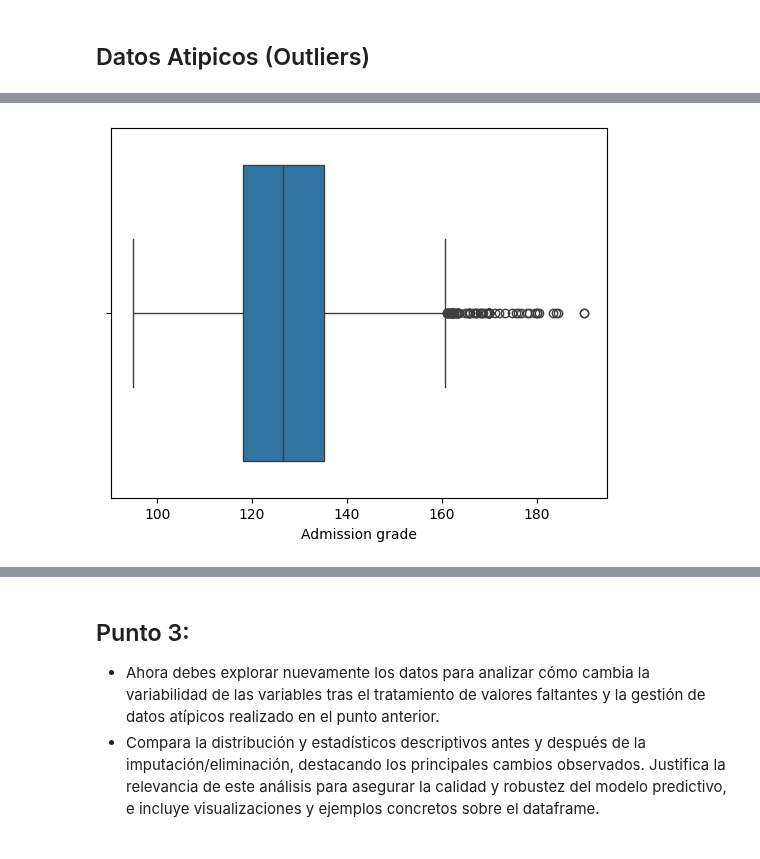
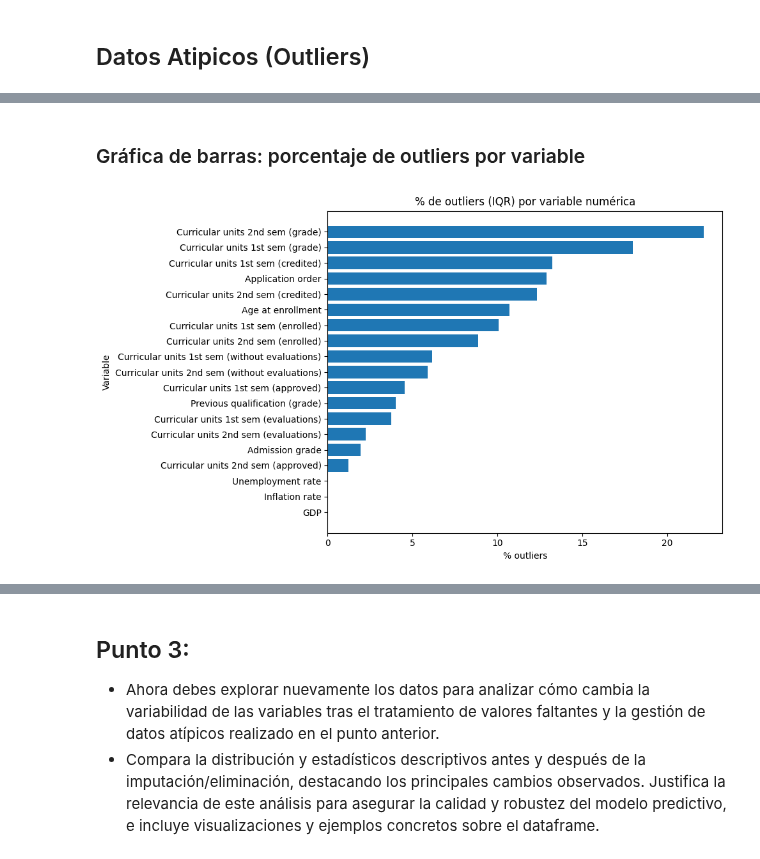
Before and after one commit to LeMarsito02/parcial1analitica, a Jupyter notebook: 01_Parcial_Desercion_(SantiagoPena_SofiaDaza).ipynb, the cells around one changed output, grey strips where cells are left out. Drawn from its saved outputs; the diff is of its cells as text; code cells hidden in the pictures.

```diff
--- a/01_Parcial_Desercion_(SantiagoPena_SofiaDaza).ipynb
+++ b/01_Parcial_Desercion_(SantiagoPena_SofiaDaza).ipynb
@@ -337,5 +418,17 @@ Número de outliers: 71
+# %% [markdown]
+### Gráfica de barras: porcentaje de outliers por variable
 # %%
-sns.boxplot(x=df["Admission grade"])
+import matplotlib.pyplot as plt
+
+plot_df = summary_df.sort_values("pct_outliers", ascending=False)
+
+plt.figure(figsize=(10, 6))
+plt.barh(plot_df["variable"], plot_df["pct_outliers"])
+plt.title("% de outliers (IQR) por variable numérica")
+plt.xlabel("% outliers")
+plt.ylabel("Variable")
+plt.gca().invert_yaxis()
+plt.tight_layout()
 plt.show()
 # %% [output]
-[figure, old version]
+[figure, new version]
```
Also changed, not shown: parts of 17 cells of this notebook.
